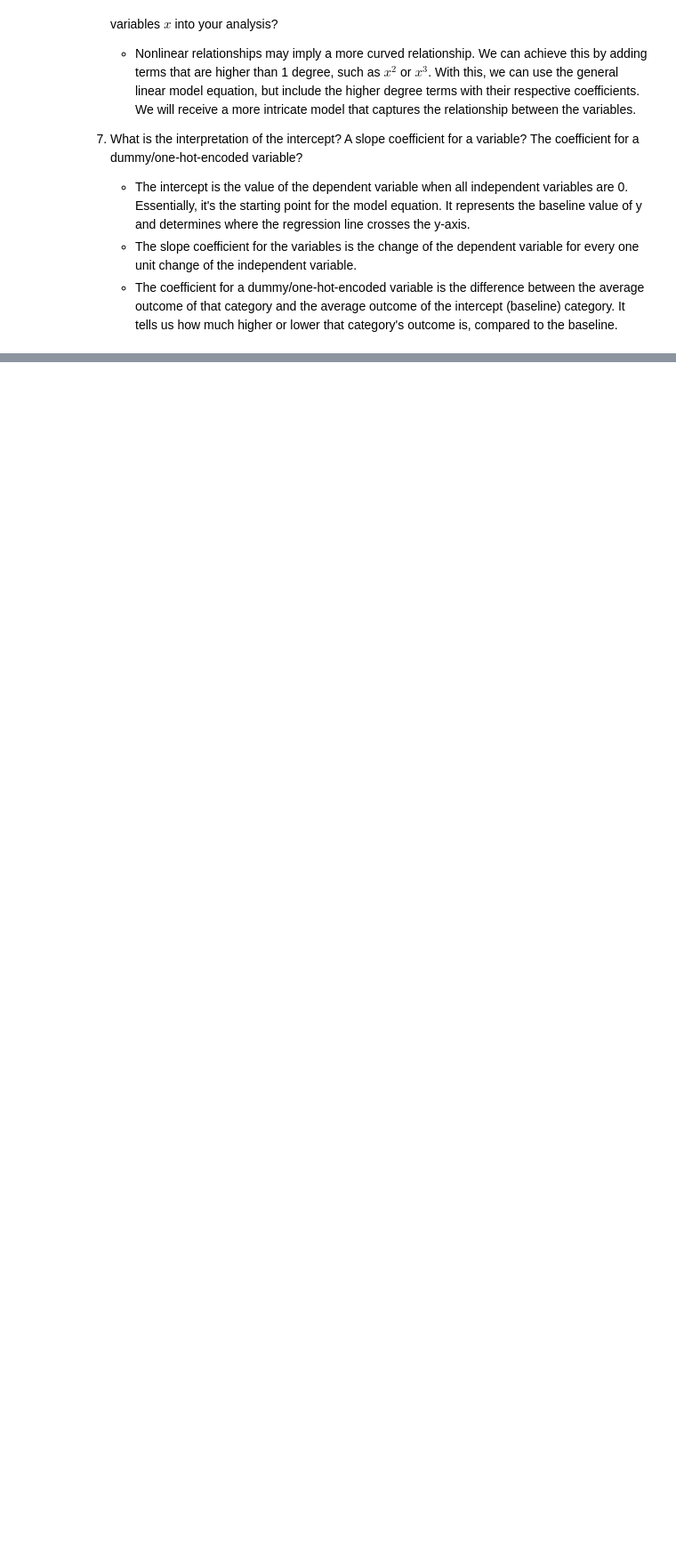
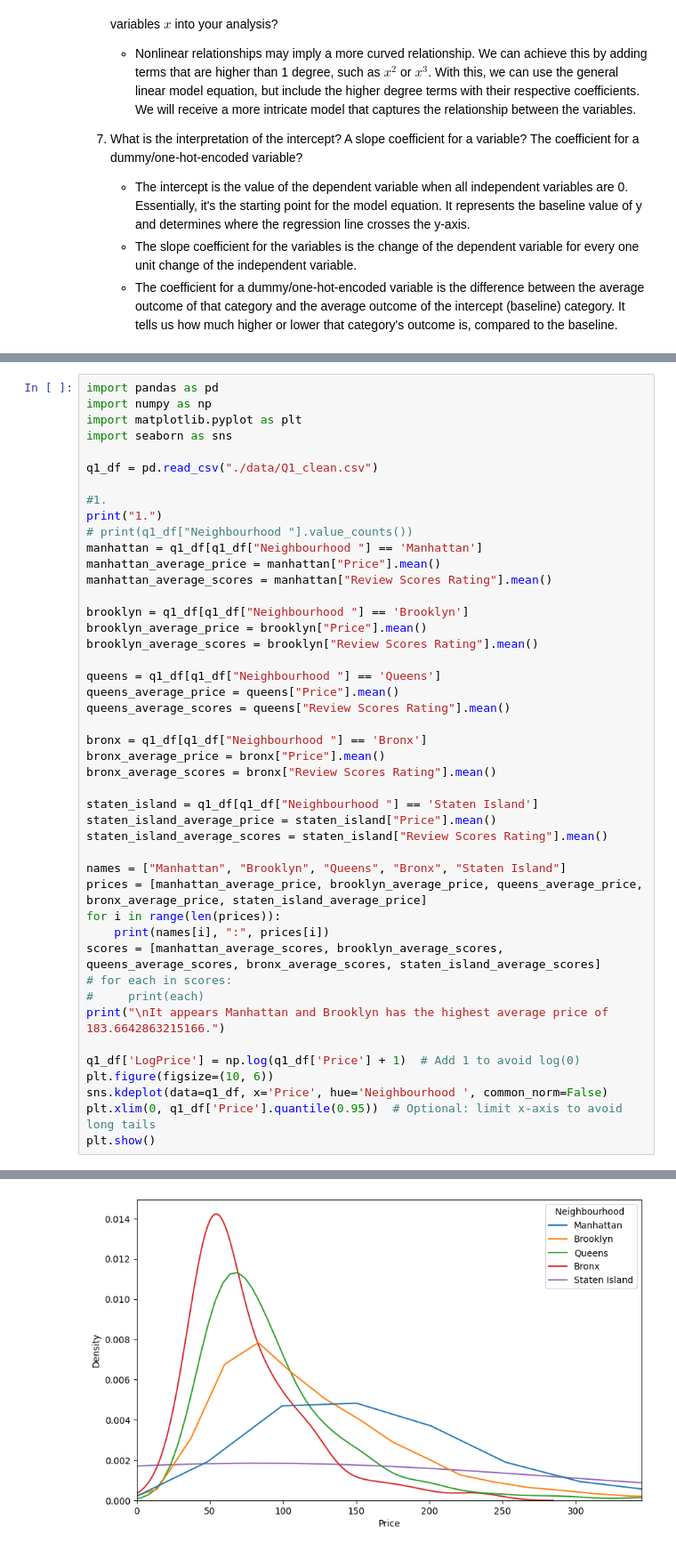
Before and after one commit to kayla-hekim/linearModels, a Jupyter notebook: assignment/assignment.ipynb, the cells around one changed output, grey strips where cells are left out. Shown: that part at 89% size. Drawn from its saved outputs; the diff is of its cells as text; blank space fills up the shorter version.

```diff
--- a/assignment/assignment.ipynb
+++ b/assignment/assignment.ipynb
@@ -47,0 +42,46 @@
+# %%
+import pandas as pd
+import numpy as np
+import matplotlib.pyplot as plt
+import seaborn as sns
+
+q1_df = pd.read_csv("./data/Q1_clean.csv")
+
+#1.
+print("1.")
+# print(q1_df["Neighbourhood "].value_counts())
+manhattan = q1_df[q1_df["Neighbourhood "] == 'Manhattan']
+manhattan_average_price = manhattan["Price"].mean()
+manhattan_average_scores = manhattan["Review Scores Rating"].mean()
+
+brooklyn = q1_df[q1_df["Neighbourhood "] == 'Brooklyn']
+brooklyn_average_price = brooklyn["Price"].mean()
+brooklyn_average_scores = brooklyn["Review Scores Rating"].mean()
+
+queens = q1_df[q1_df["Neighbourhood "] == 'Queens']
+queens_average_price = queens["Price"].mean()
+queens_average_scores = queens["Review Scores Rating"].mean()
+
+bronx = q1_df[q1_df["Neighbourhood "] == 'Bronx']
+bronx_average_price = bronx["Price"].mean()
+bronx_average_scores = bronx["Review Scores Rating"].mean()
+
+staten_island = q1_df[q1_df["Neighbourhood "] == 'Staten Island']
+staten_island_average_price = staten_island["Price"].mean()
+staten_island_average_scores = staten_island["Review Scores Rating"].mean()
+
+names = ["Manhattan", "Brooklyn", "Queens", "Bronx", "Staten Island"]
+prices = [manhattan_average_price, brooklyn_average_price, queens_average_price, bronx_average_price, staten_island_average_price]
+for i in range(len(prices)):
+    print(names[i], ":", prices[i])
+scores = [manhattan_average_scores, brooklyn_average_scores, queens_average_scores, bronx_average_scores, staten_island_average_scores]
+# for each in scores:
+#     print(each)
+print("\nIt appears Manhattan and Brooklyn has the highest average price of 183.6642863215166.")
+
+q1_df['LogPrice'] = np.log(q1_df['Price'] + 1)  # Add 1 to avoid log(0)
+plt.figure(figsize=(10, 6))
+sns.kdeplot(data=q1_df, x='Price', hue='Neighbourhood ', common_norm=False)
+plt.xlim(0, q1_df['Price'].quantile(0.95))  # Optional: limit x-axis to avoid long tails
+plt.show()
+# %% [output]
@@ -47,0 +96 @@
+[figure, added]
```
Also changed, not shown: parts of 14 cells of this notebook.
